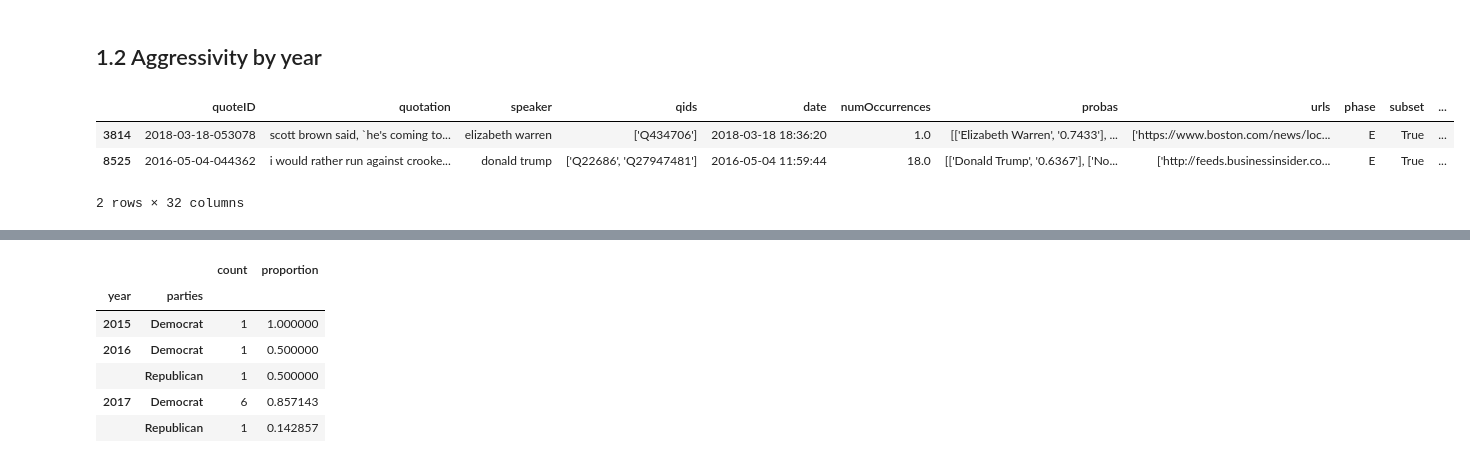
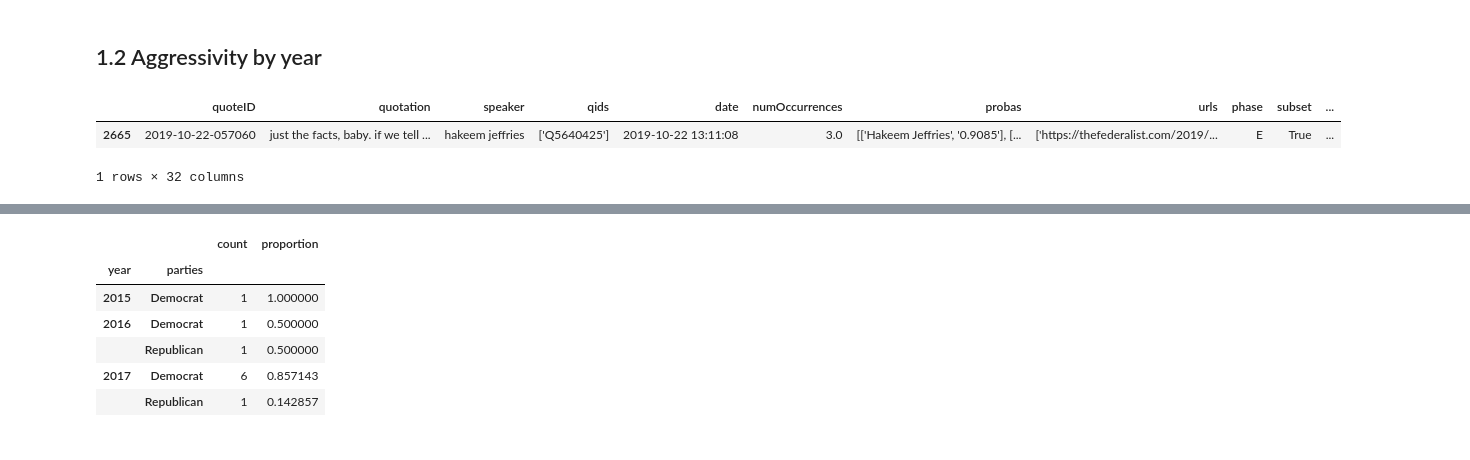
Before and after one commit to epfl-ada/ada-2021-project-apa, a Jupyter notebook: speaker_aggressivity.ipynb, the cells around one changed output, grey strips where cells are left out. Cells and saved outputs as stored; diff of their text form; code cells hidden in the pictures.

```diff
--- a/speaker_aggressivity.ipynb
+++ b/speaker_aggressivity.ipynb
@@ -247,12 +261,11 @@ df["date"] = pd.to_datetime(df["date"])
 df["year"] = df["date"].dt.year
 # %%
 # Sanity check
-df.sample(2)
+df.sample(1)
 # %% [output]
 |  | quoteID | quotation | speaker | qids | date | numOccurrences | probas | urls | phase | subset | ... |
-| 3814 | 2018-03-18-053078 | scott brown said, `he's coming to... | elizabeth warren | ['Q434706'] | 2018-03-18 18:36:20 | 1.0 | [['Elizabeth Warren', '0.7433'], ... | ['https://www.boston.com/news/loc... | E | True | ... |
-| 8525 | 2016-05-04-044362 | i would rather run against crooke... | donald trump | ['Q22686', 'Q27947481'] | 2016-05-04 11:59:44 | 18.0 | [['Donald Trump', '0.6367'], ['No... | ['http://feeds.businessinsider.co... | E | True | ... |
+| 2665 | 2019-10-22-057060 | just the facts, baby. if we tell ... | hakeem jeffries | ['Q5640425'] | 2019-10-22 13:11:08 | 3.0 | [['Hakeem Jeffries', '0.9085'], [... | ['https://thefederalist.com/2019/... | E | True | ... |
-2 rows × 32 columns
+1 rows × 32 columns
 # %%
 most_agg = df.groupby(["year", "speaker", "parties"]).agg({
     "compound": "mean",
```
Also changed, not shown: parts of 9 cells of this notebook, 3 other files.
